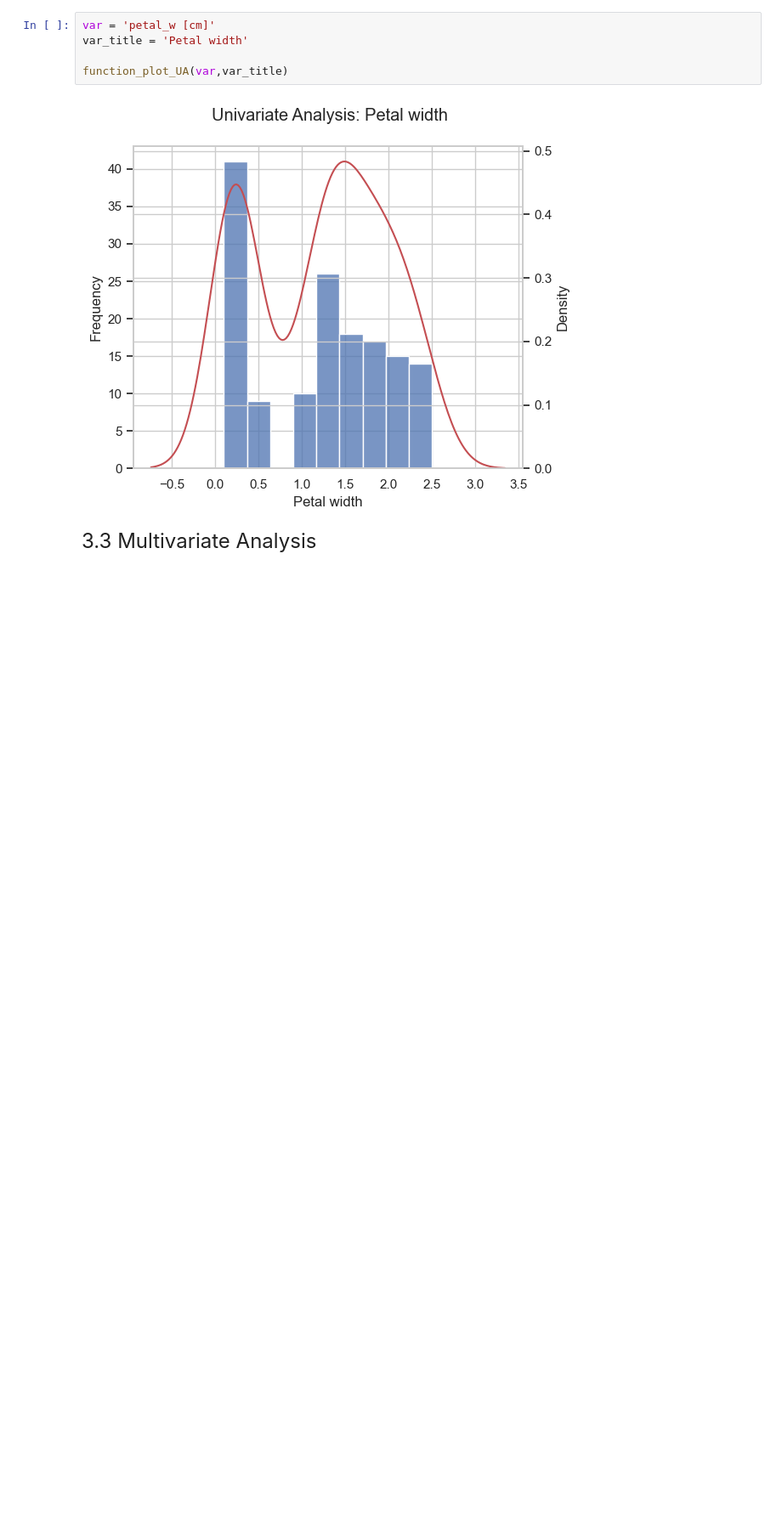
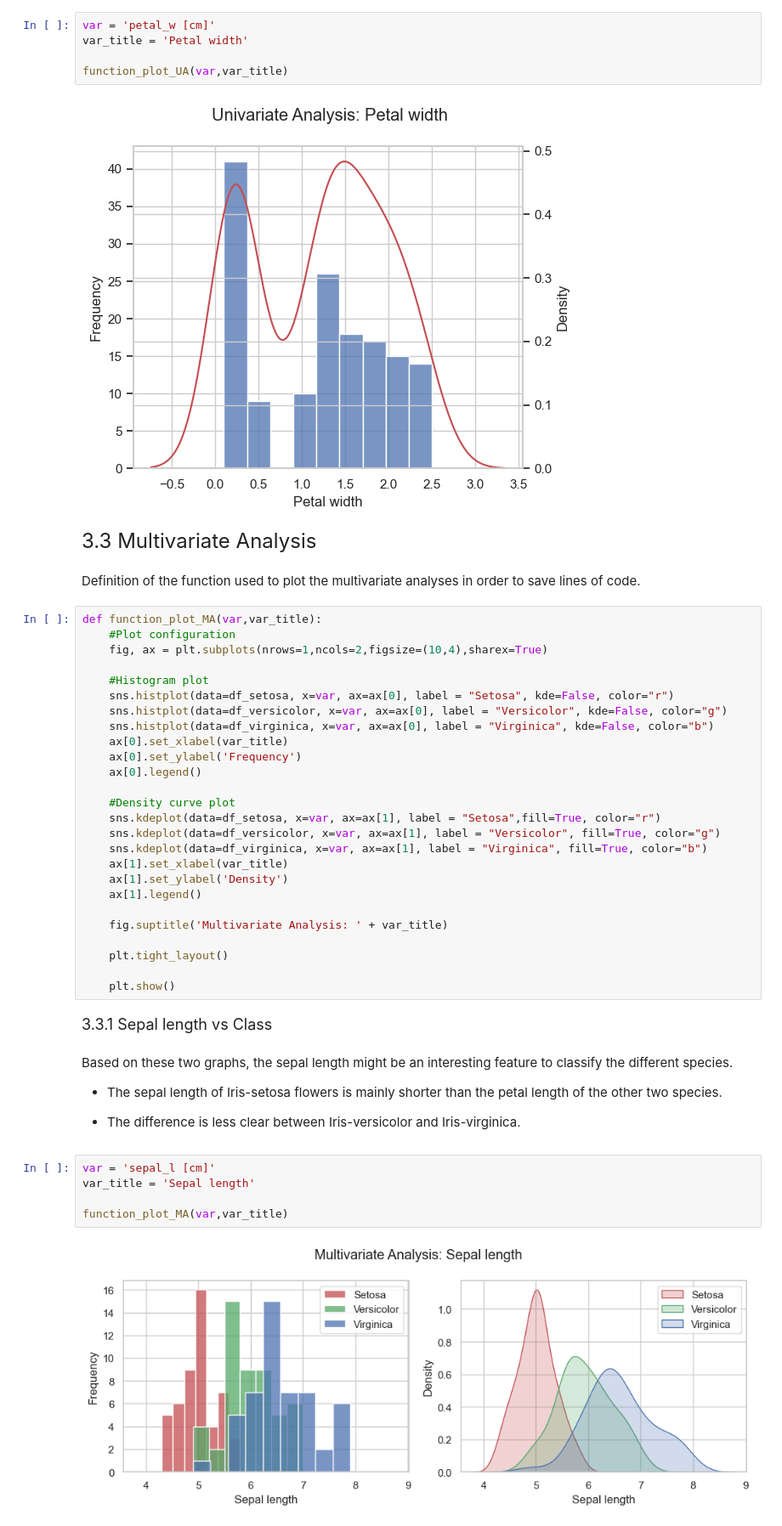
Before and after one commit to Meytacro/Iris-dataset-technical-test, a Jupyter notebook: scripts/main.ipynb, the cells around one changed output. Shown at 85% size. Drawn from its saved outputs; the diff is of its cells as text; blank space fills up the shorter version.

Commit message:
Multivariate analysis and calculate_statistics function

```diff
--- a/scripts/main.ipynb
+++ b/scripts/main.ipynb
@@ -254,3 +257,46 @@ function_plot_UA(var,var_title)
 [figure]
 # %% [markdown]
 <font size="5">3.3 Multivariate Analysis</font>
+# %% [markdown]
+Definition of the function used to plot the multivariate analyses in order to save lines of code.
+# %%
+def function_plot_MA(var,var_title):
+    #Plot configuration
+    fig, ax = plt.subplots(nrows=1,ncols=2,figsize=(10,4),sharex=True)
+
+    #Histogram plot
+    sns.histplot(data=df_setosa, x=var, ax=ax[0], label = "Setosa", kde=False, color="r")
+    sns.histplot(data=df_versicolor, x=var, ax=ax[0], label = "Versicolor", kde=False, color="g")
+    sns.histplot(data=df_virginica, x=var, ax=ax[0], label = "Virginica", kde=False, color="b")
+    ax[0].set_xlabel(var_title)
+    ax[0].set_ylabel('Frequency')
+    ax[0].legend()
+
+    #Density curve plot
+    sns.kdeplot(data=df_setosa, x=var, ax=ax[1], label = "Setosa",fill=True, color="r")
+    sns.kdeplot(data=df_versicolor, x=var, ax=ax[1], label = "Versicolor", fill=True, color="g")
+    sns.kdeplot(data=df_virginica, x=var, ax=ax[1], label = "Virginica", fill=True, color="b")
+    ax[1].set_xlabel(var_title)
+    ax[1].set_ylabel('Density')
+    ax[1].legend()
+
+    fig.suptitle('Multivariate Analysis: ' + var_title)
+
+    plt.tight_layout()
+
+    plt.show()
+# %% [markdown]
+<font size="4">3.3.1 Sepal length vs Class</font>
+# %% [markdown]
+Based on these two graphs, the sepal length might be an interesting feature to classify the different species.
+
+- The sepal length of Iris-setosa flowers is mainly shorter than the petal length of the other two species.
+
+- The difference is less clear between Iris-versicolor and Iris-virginica.
+# %%
+var = 'sepal_l [cm]'
+var_title = 'Sepal length'
+
+function_plot_MA(var,var_title)
+# %% [output]
+[figure, added]
```
Also changed, not shown: parts of 30 cells of this notebook.
